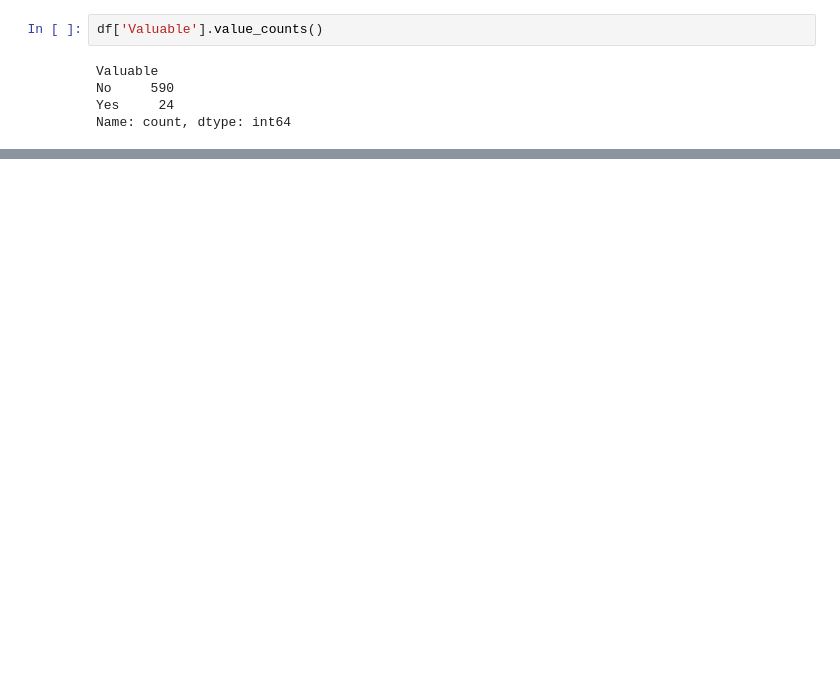
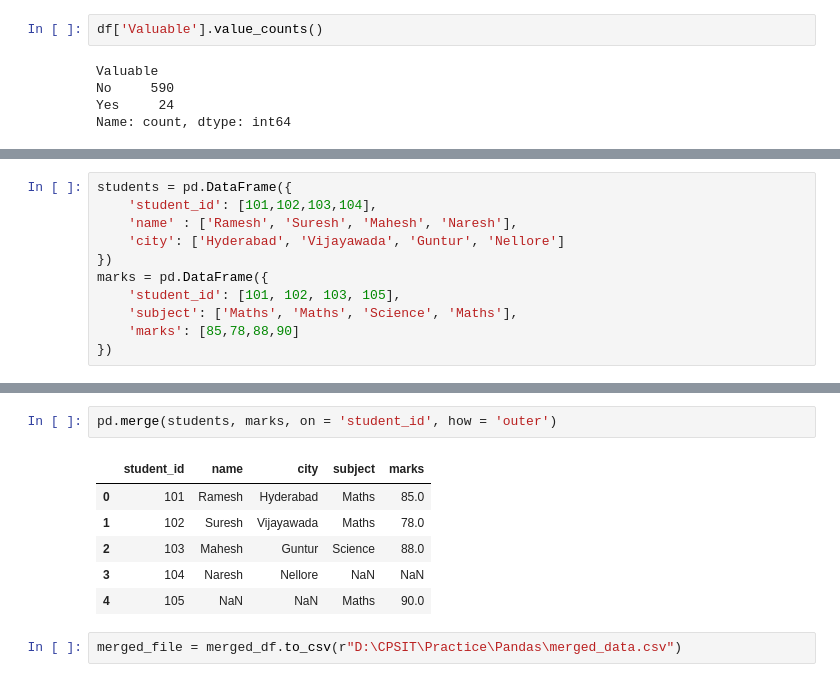
Before and after one commit to Navaneeth-Rampally/Pandas, a Jupyter notebook: data_transformation.ipynb, the cells around one changed output, grey strips where cells are left out. Cells and saved outputs as stored; diff of their text form; blank space fills up the shorter version.

Commit message:
Learnt Data exporting

```diff
--- a/data_transformation.ipynb
+++ b/data_transformation.ipynb
@@ -97,0 +144,11 @@ Name: count, dtype: int64
+# %%
+students = pd.DataFrame({
+    'student_id': [101,102,103,104],
+    'name' : ['Ramesh', 'Suresh', 'Mahesh', 'Naresh'],
+    'city': ['Hyderabad', 'Vijayawada', 'Guntur', 'Nellore']
+})
+marks = pd.DataFrame({
+    'student_id': [101, 102, 103, 105],
+    'subject': ['Maths', 'Maths', 'Science', 'Maths'],
+    'marks': [85,78,88,90]
+})
@@ -97,0 +180,11 @@ Name: count, dtype: int64
+# %%
+pd.merge(students, marks, on = 'student_id', how = 'outer')
+# %% [output]
+|  | student_id | name | city | subject | marks |
+| 0 | 101 | Ramesh | Hyderabad | Maths | 85.0 |
+| 1 | 102 | Suresh | Vijayawada | Maths | 78.0 |
+| 2 | 103 | Mahesh | Guntur | Science | 88.0 |
+| 3 | 104 | Naresh | Nellore | NaN | NaN |
+| 4 | 105 | NaN | NaN | Maths | 90.0 |
+# %%
+merged_file = merged_df.to_csv(r"D:\CPSIT\Practice\Pandas\merged_data.csv")
```
Also changed, not shown: parts of 9 cells of this notebook, 1 other file.
